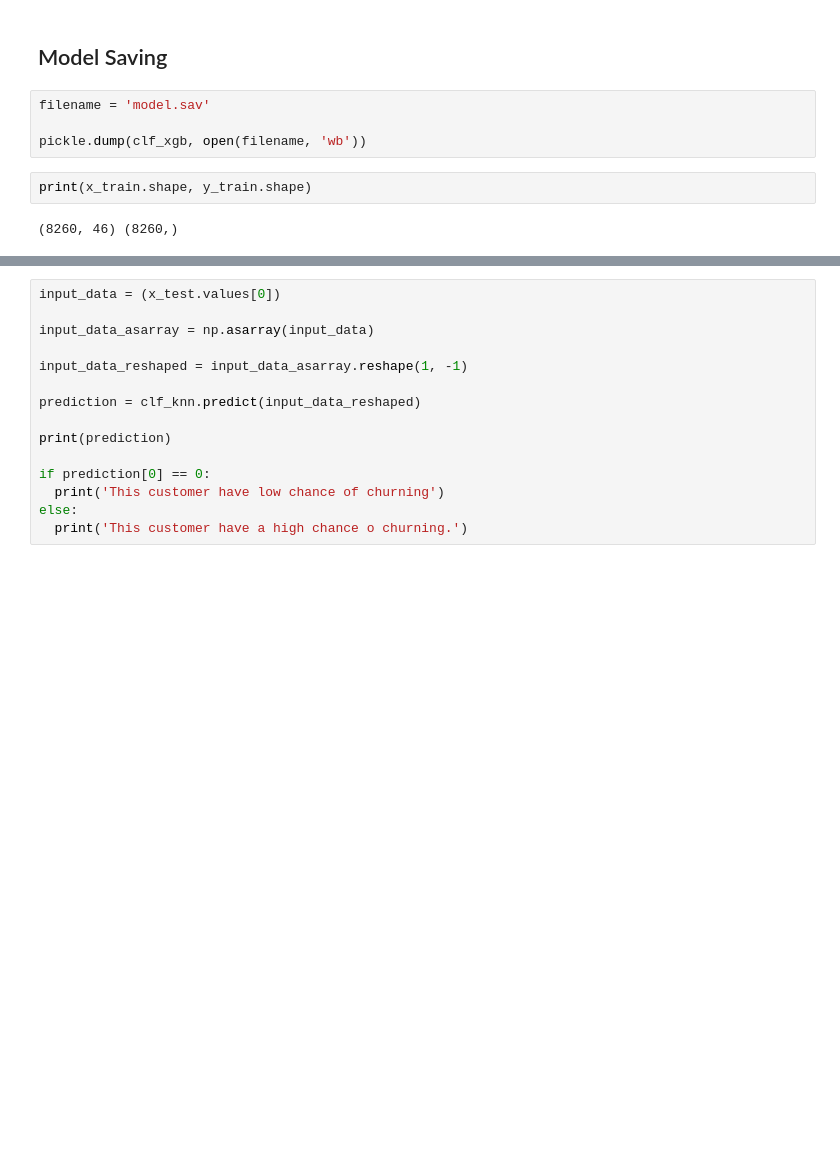
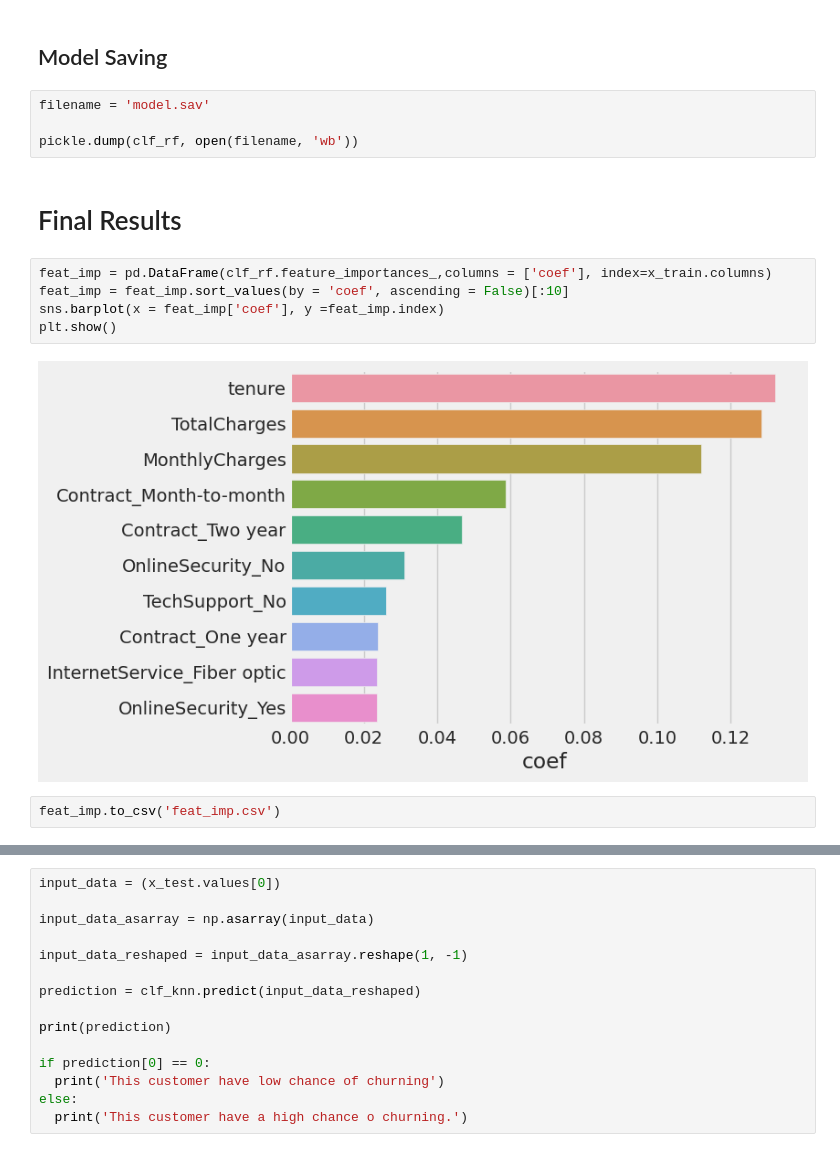
Before and after one commit to hugomilesi/E2E_customer_churn_analysis, a Jupyter notebook: data_mining.ipynb, the cells around one changed output, grey strips where cells are left out. Cells and saved outputs as stored; diff of their text form; blank space fills up the shorter version.

```diff
--- a/data_mining.ipynb
+++ b/data_mining.ipynb
@@ -702,8 +707,15 @@ dtype: float64
 # %%
 filename = 'model.sav'
 
-pickle.dump(clf_xgb, open(filename, 'wb'))
+pickle.dump(clf_rf, open(filename, 'wb'))
-# %%
-print(x_train.shape, y_train.shape)
-# %% [output]
-(8260, 46) (8260,)
+# %% [markdown]
+# Final Results
+# %%
+feat_imp = pd.DataFrame(clf_rf.feature_importances_,columns = ['coef'], index=x_train.columns)
+feat_imp = feat_imp.sort_values(by = 'coef', ascending = False)[:10]
+sns.barplot(x = feat_imp['coef'], y =feat_imp.index)
+plt.show()
+# %% [output]
+[figure, added]
+# %%
+feat_imp.to_csv('feat_imp.csv')
```
Also changed, not shown: parts of 31 cells of this notebook.
